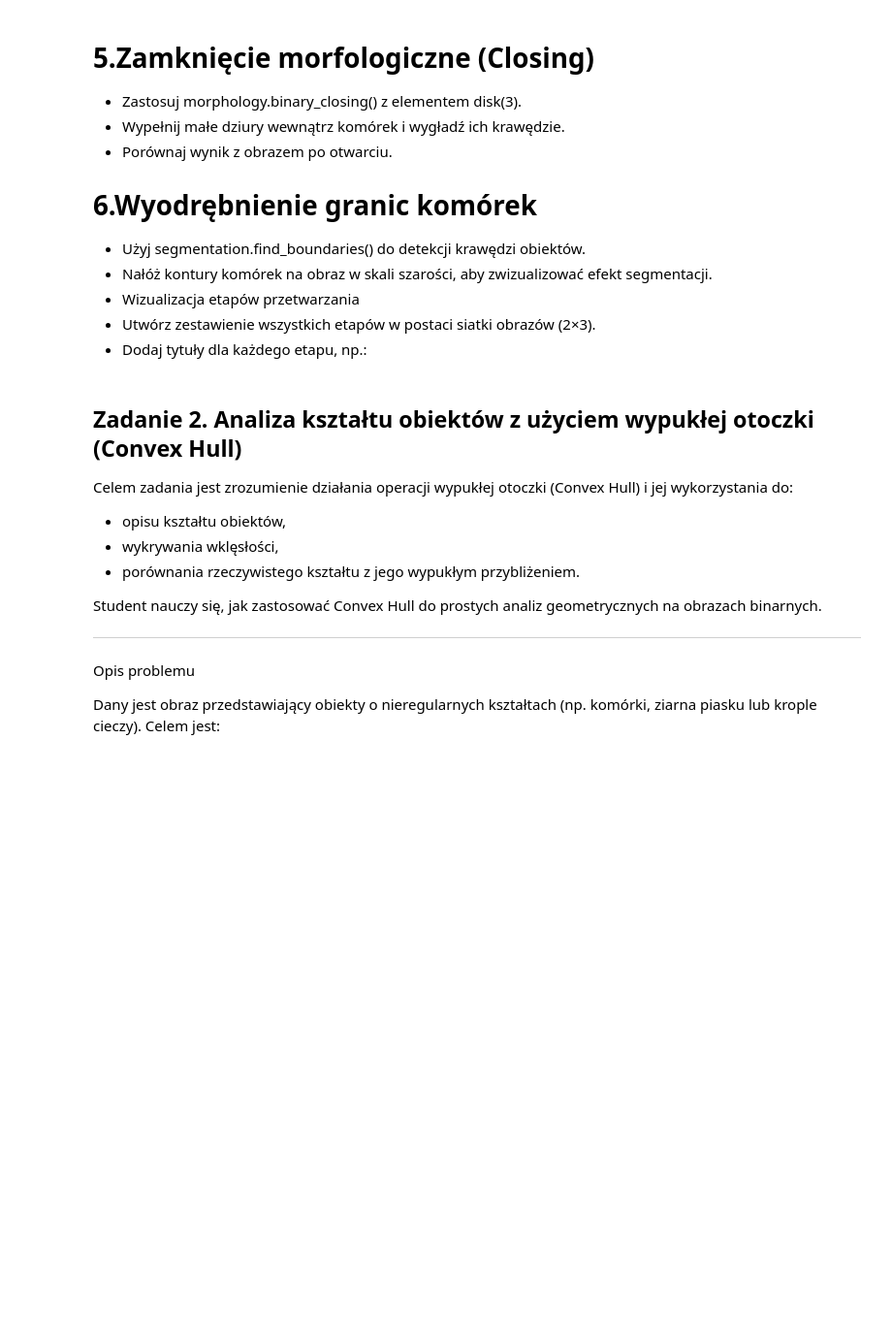
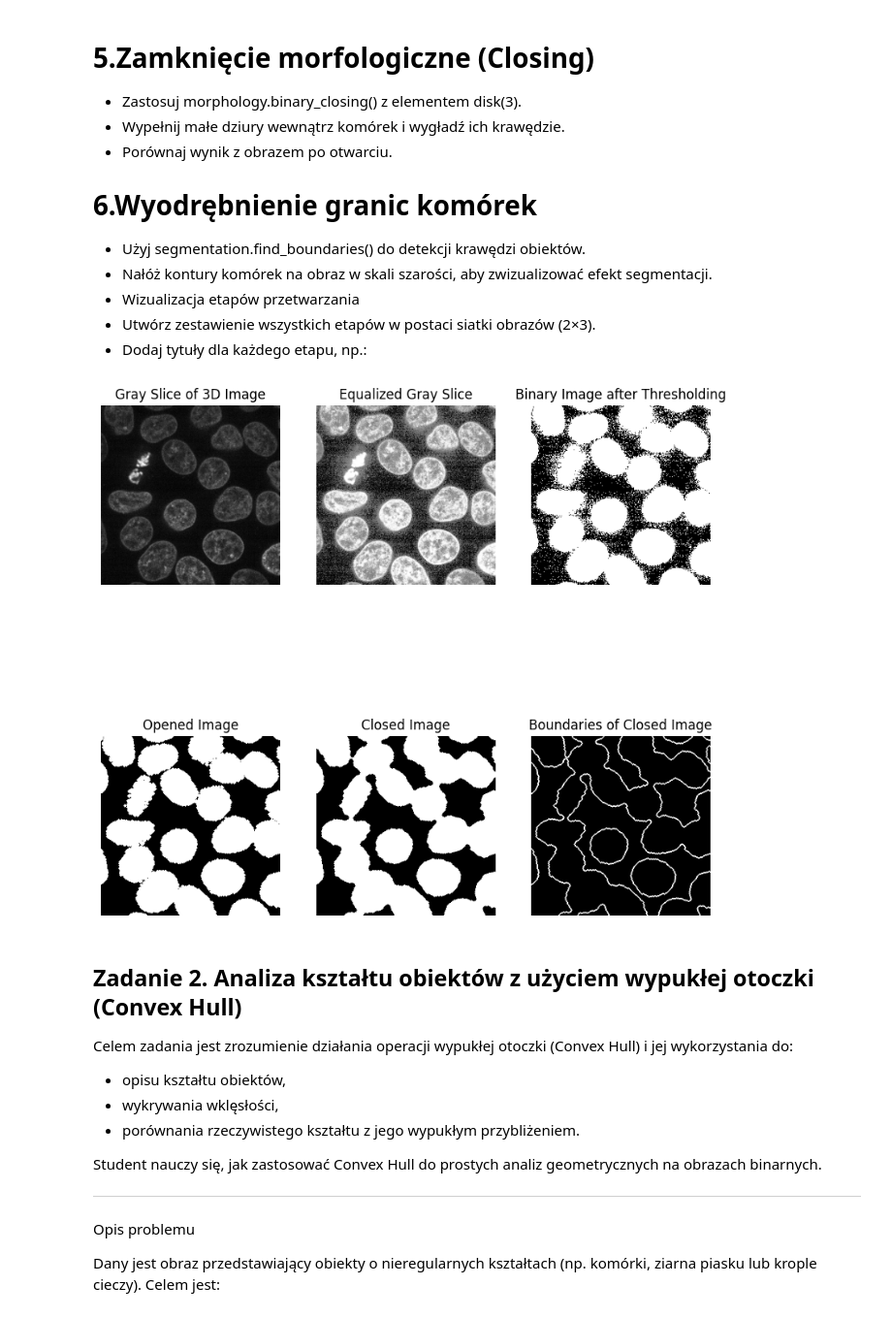
Before and after one commit to Blizek/image-analysis-and-processing, a Jupyter notebook: lab2/Lab_2_Morfologia_matematyczna_zadania.ipynb, the cells around one changed output. Shown at 97% size. Saved outputs shown, nothing was run; the diff lists cells and outputs as text; code cells hidden in the pictures; blank space fills up the shorter version.

```diff
--- a/lab2/Lab_2_Morfologia_matematyczna_zadania.ipynb
+++ b/lab2/Lab_2_Morfologia_matematyczna_zadania.ipynb
@@ -453,6 +470,50 @@ Użyj funkcji exposure.equalize_hist() w celu wyrównania histogramu jasności.
 * Wizualizacja etapów przetwarzania
 * Utwórz zestawienie wszystkich etapów w postaci siatki obrazów (2×3).
 * Dodaj tytuły dla każdego etapu, np.:
+# %%
+image = data.cells3d()
+image_slice = image[30, :, :, :]
+image_gray = image_slice[1, :, :]
+
+equalized_image = exposure.equalize_hist(image_gray)
+
+thereshold_value = 0.35
+binary_image = equalized_image > thereshold_value
+
+opened_image = binary_opening(binary_image, disk(2))
+
+closed_image = binary_closing(opened_image, disk(3))
+
+boundared_image = segmentation.find_boundaries(closed_image, mode='thick')
+
+fig, ax = plt.subplots(2, 3, figsize=(10, 10))
+ax[0, 0].imshow(image_gray, cmap='gray')
+ax[0, 0].set_title("Gray Slice of 3D Image")
+ax[0, 0].axis('off')
+
+ax[0, 1].imshow(equalized_image, cmap='gray')
+ax[0, 1].set_title("Equalized Gray Slice")
+ax[0, 1].axis('off')
+
+ax[0, 2].imshow(binary_image, cmap='gray')
+ax[0, 2].set_title("Binary Image after Thresholding")
+ax[0, 2].axis('off')
+
+ax[1, 0].imshow(opened_image, cmap='gray')
+ax[1, 0].set_title("Opened Image")
+ax[1, 0].axis('off')
+
+ax[1, 1].imshow(closed_image, cmap='gray')
+ax[1, 1].set_title("Closed Image")
+ax[1, 1].axis('off')
+
+ax[1, 2].imshow(boundared_image, cmap='gray')
+ax[1, 2].set_title("Boundaries of Closed Image")
+ax[1, 2].axis('off')
+
+plt.show()
+# %% [output]
+[figure, added]
 # %% [markdown]
 ## Zadanie 2. Analiza kształtu obiektów z użyciem wypukłej otoczki (Convex Hull)
 Celem zadania jest zrozumienie działania operacji wypukłej otoczki (Convex Hull) i jej wykorzystania do:
```
Also changed, not shown: parts of 12 cells of this notebook, 2 other files.
